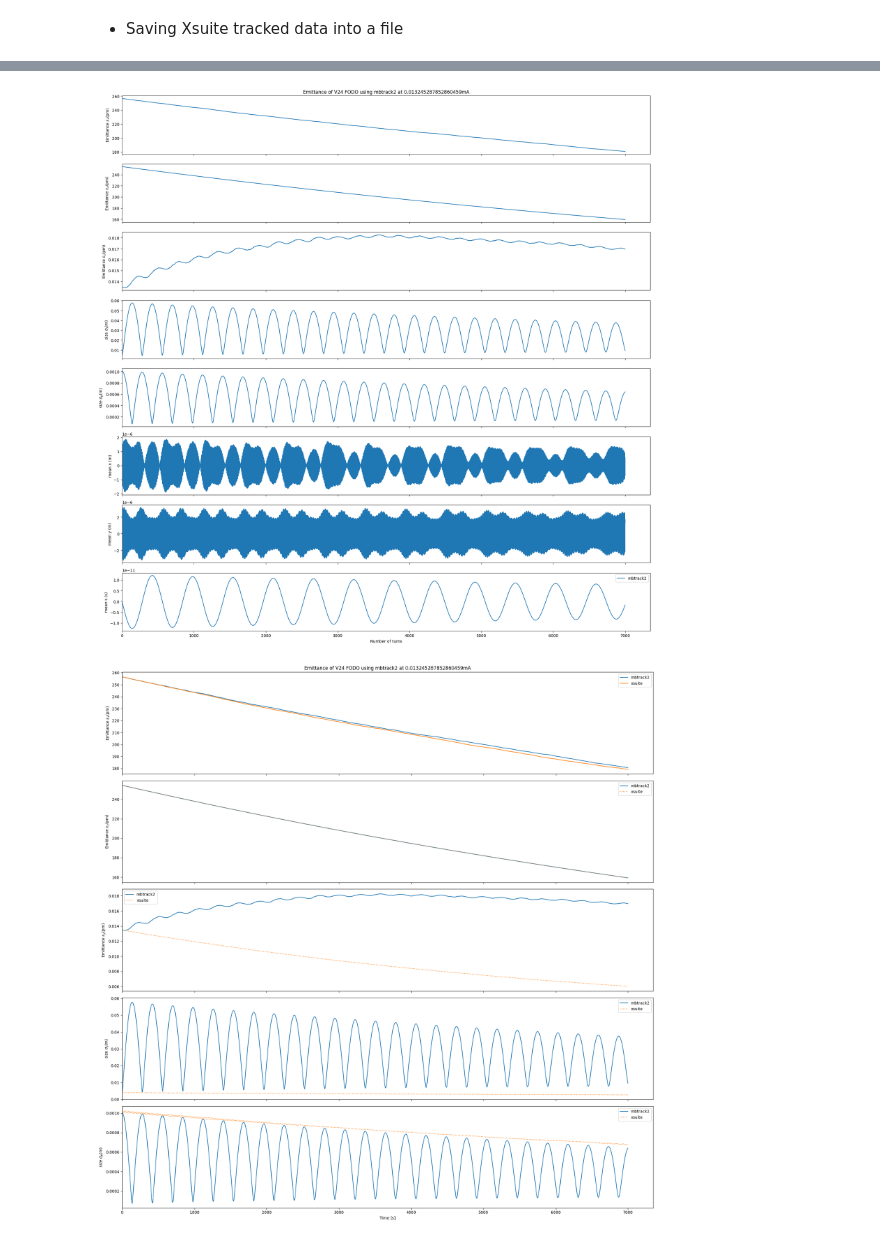
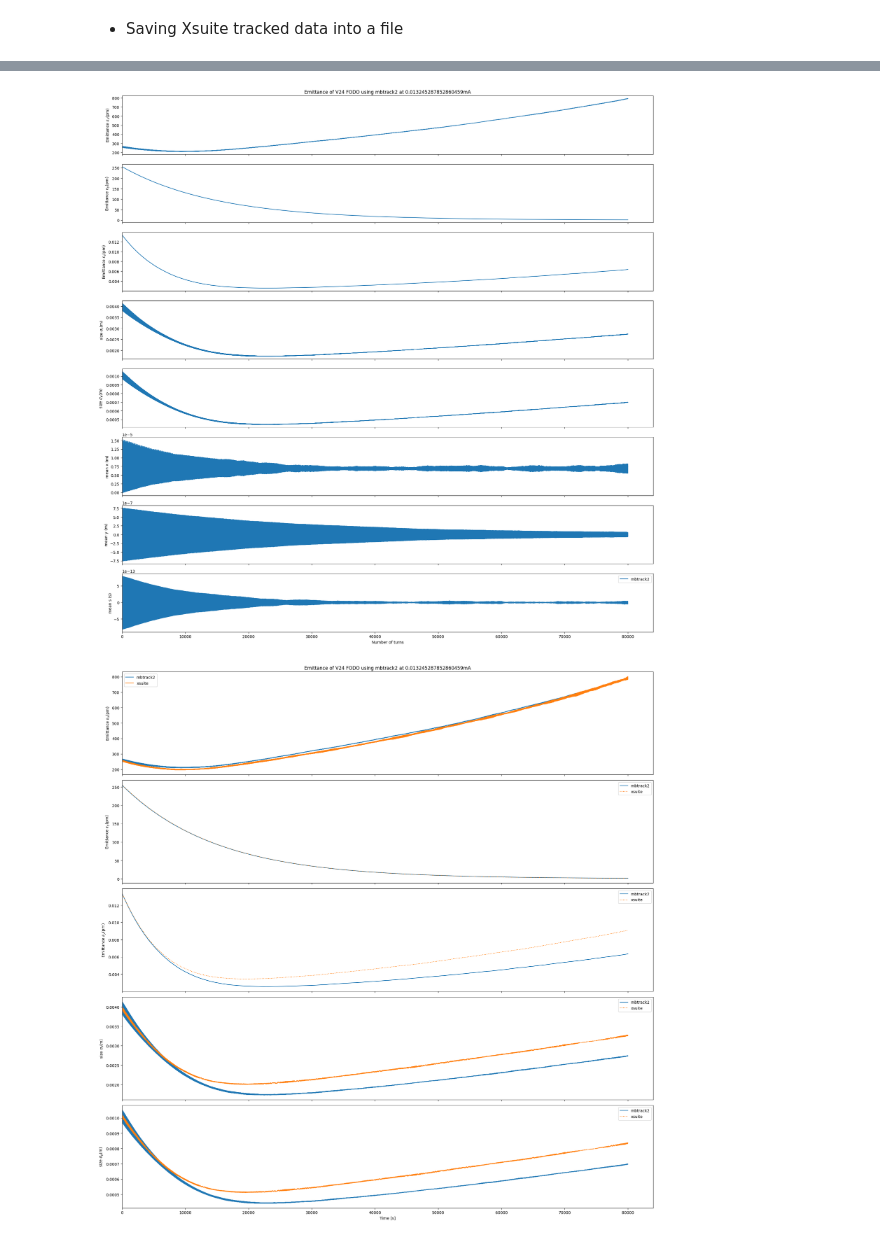
Before and after one commit to salaa23/Benchmark-ibs, a Jupyter notebook: Benchmark-IBS.ipynb, the cells around one changed output, grey strips where cells are left out. Cells and saved outputs as stored; diff of their text form; code cells hidden in the pictures.

```diff
--- a/Benchmark-IBS.ipynb
+++ b/Benchmark-IBS.ipynb
@@ -662,7 +674,7 @@ print("Done!")
 # %%
 #############################################json cell###################################
 file_name = "output_250411_091713.json"
-with open("_outputs/xsuite_jupyter_250602_150955__dx_min_matched_test_xbunch.json") as f:
+with open("_outputs/xsuite_250701_193642_65191436_ibs_mbt_context-47_loc02_32.942356133075705_.json") as f:
     outputs = json.load(f)
 
 parameters = vars(beam_param)
@@ -767,7 +779,7 @@ plt.show()
 # %%
 #############################################   hdf5 cell  ###################################
 %matplotlib inline
-file_ = "_outputs/CIMP_jupyter_250602_150955_dx_min_matched_test_xbunch.hdf5"
+file_ = "_outputs/CIMP_250702_095730_65268500_ibs_mbt_context-48_loc02_32.942356133075705_.hdf5"
 with h5py.File(file_, 'r') as f: # data file
     # print("Keys: %s" % f.keys())
     group = f["BunchData_1"]
@@ -817,35 +829,35 @@ axes[1].plot(emit[1,:]*1e12, label="mbtrack2")
 axes[1].set_ylabel(r"Emittance $\epsilon_{y}$(pm)")
 
 
 axes[2].plot(emit[2,:]*1e12, label="mbtrack2")
 axes[2].set_ylabel(r"Emittance $\epsilon_{s}$(pm)")
 
 
 axes[3].plot(std[4,:]*cons.c, label="mbtrack2")
 axes[3].set_ylabel(r"size $\sigma_{s}$(m)")
 
 
 axes[4].plot(std[5,:], label="mbtrack2")
-axes[4].set_ylabel(r"size $\sigma_{p}$(m)")
+axes[4].set_ylabel(r"size $\sigma_{p}$")
 
 
 axes[5].plot(mean[0,:], label="mbtrack2")
 axes[5].set_ylabel(r"mean x (m)")
 
 axes[6].plot(mean[2,:], label="mbtrack2")
 axes[6].set_ylabel(r"mean y (m)")
 
 
 axes[7].plot(mean[4,:], label="mbtrack2")
 axes[7].set_ylabel(r"mean s (s)")
 axes[7].set_xlabel("Number of turns")
 plt.xlim(0,)
 plt.tight_layout()
 
 plt.legend()
 plt.show()
 # %% [output]
-[figure, old version]
+[figure, new version]
 # %%
 %matplotlib inline
 fig, axes = plt.subplots(5, 1, figsize=(20, 20), sharex=True)
@@ -869,7 +881,7 @@ axes[3].set_ylabel(r"size $\sigma_{s}$(m)")
 
 axes[4].plot(std[5,:], label="mbtrack2")
 axes[4].plot(sig_p, label="xsuite", ls="dotted")
-axes[4].set_ylabel(r"size $\sigma_{p}$(m)")
+axes[4].set_ylabel(r"size $\sigma_{p}$")
 
 
 
@@ -879,7 +891,7 @@ plt.tight_layout()
 for ax in axes:
     ax.legend()
 
-plt.savefig("noibs deletethis.png",dpi=300)
+plt.savefig("ibs deletethis.png",dpi=300)
 plt.show()
 # %% [output]
-[figure, old version]
+[figure, new version]
```
Also changed, not shown: parts of 28 cells of this notebook, 1 other file.
